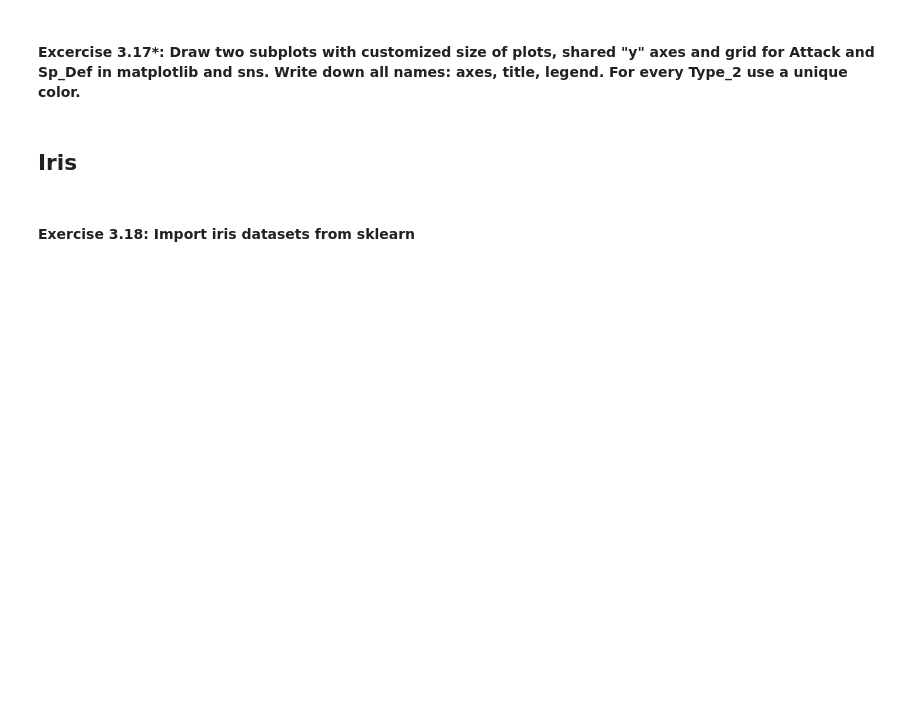
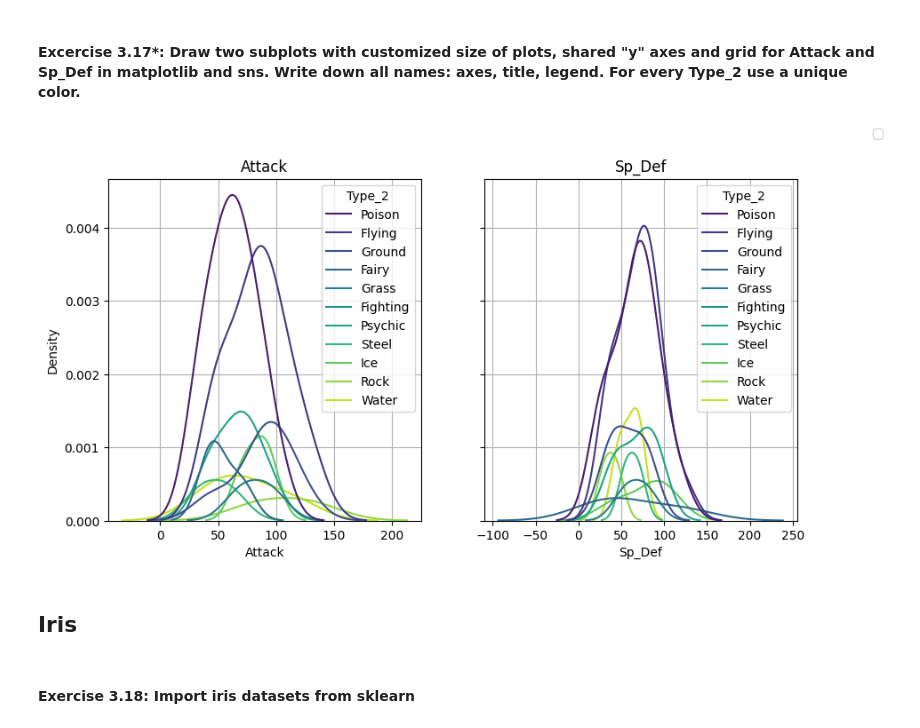
Before and after one commit to fortune-max/M4-python-refresher-ml, a Jupyter notebook: Fortune_BigHomeWork1.ipynb, the cells around one changed output. Saved outputs shown, nothing was run; the diff lists cells and outputs as text; code cells hidden in the pictures; blank space fills up the shorter version.

```diff
--- a/Fortune_BigHomeWork1.ipynb
+++ b/Fortune_BigHomeWork1.ipynb
@@ -418,3 +434,22 @@ Sp_Def Speed
+# %%
+# write your code here
+
+fig, axes = plt.subplots(1, 2, figsize=(10, 5), sharey=True)
+
+sns.kdeplot(data=pokemon_df, x='Attack', hue='Type_2', ax=axes[0], palette='viridis')
+axes[0].set_title('Attack')
+axes[0].grid(True)
+
+sns.kdeplot(data=pokemon_df, x='Sp_Def', hue='Type_2', ax=axes[1], palette='viridis')
+axes[1].set_title('Sp_Def')
+axes[1].grid(True)
+
+handles, labels = axes[0].get_legend_handles_labels()
+fig.legend(handles, labels, loc='upper right')
+
+plt.show()
+# %% [output]
+[figure, added]
 # %% [markdown]
 ## Iris
 # %% [markdown]
```
Also changed, not shown: parts of 15 cells of this notebook.
